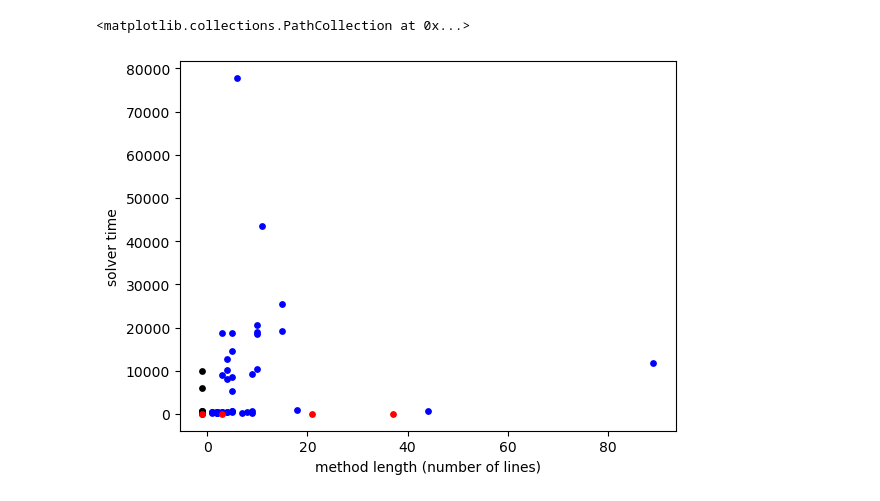
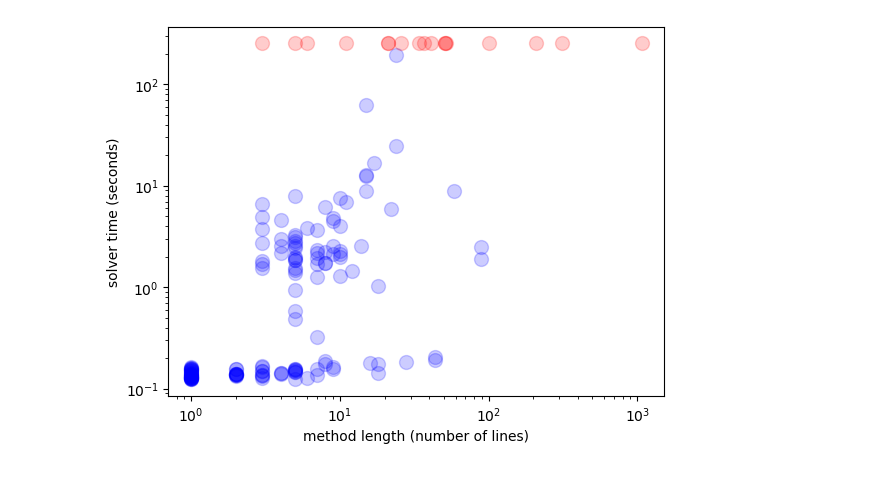
Before and after one commit to egraphs-good/peggy-comparison, a Jupyter notebook: results/perf/perf.ipynb, the cells around one changed output. Cells and saved outputs as stored; diff of their text form; code cells hidden in the pictures.

Commit message:
Making graphs

```diff
--- a/results/perf/perf.ipynb
+++ b/results/perf/perf.ipynb
@@ -3,7 +4,14 @@ import pandas as pd
 import matplotlib.pyplot as plt
 import numpy as np
 # %%
-data = pd.read_csv("perf_scimark_3.csv")
+data = pd.read_csv("../perf.csv")
 
 # strip spaces from each column name
 data.columns = data.columns.str.strip()
+
+# filter out <init> and <clinit> methods
+data = data[~(data['name'].str.contains('<init>')) & ~(data['name'].str.contains('<clinit>'))]
+
+# scale to seconds
+for timecol in ["PEG2PEGTIME", "PBTIME", "ENGINETIME", "Optimization took"]:
+    data[timecol] = data[timecol] / 1000
@@ -26,20 +18,22 @@ data.sort_values(by="PBTIME")
+# %%
+transparency = 0.2
+size = 100
 # %%
-data = data.groupby("name").mean()
 plt.xlabel("method length (number of lines)")
-plt.ylabel("solver time")
+plt.ylabel("solver time (seconds)")
 
 # passing
 work = data[data["PBTIME"] >= 0]
 work = work[work["length"] >= 0]
-plt.scatter(work["length"], work["PBTIME"], c = "blue", s=15)
-
-# bad length
-bad = data[(data["length"] < 0)]
-plt.scatter(bad["length"], bad["PBTIME"], c = "black", s=15)
+plt.scatter(work["length"], work["PBTIME"], c = "blue", s=size, alpha=transparency)
 
 # failing
+ymax = max(work["PBTIME"])
 fail = data[(data["PBTIME"] < 0)]
-plt.scatter(fail["length"], fail["PBTIME"], c = "red", s=15)
+plt.scatter(fail["length"], [ymax * 1.3] * len(fail), c = "red", s=size, alpha=transparency)
+# plt.ylim(0, ymax)
+
+plt.yscale("log")
+plt.xscale("log")
 # %% [output]
-<matplotlib.collections.PathCollection at 0x...>
-[figure, old version]
+[figure, new version]
```
Also changed, not shown: parts of 9 cells of this notebook, 3 other files.
